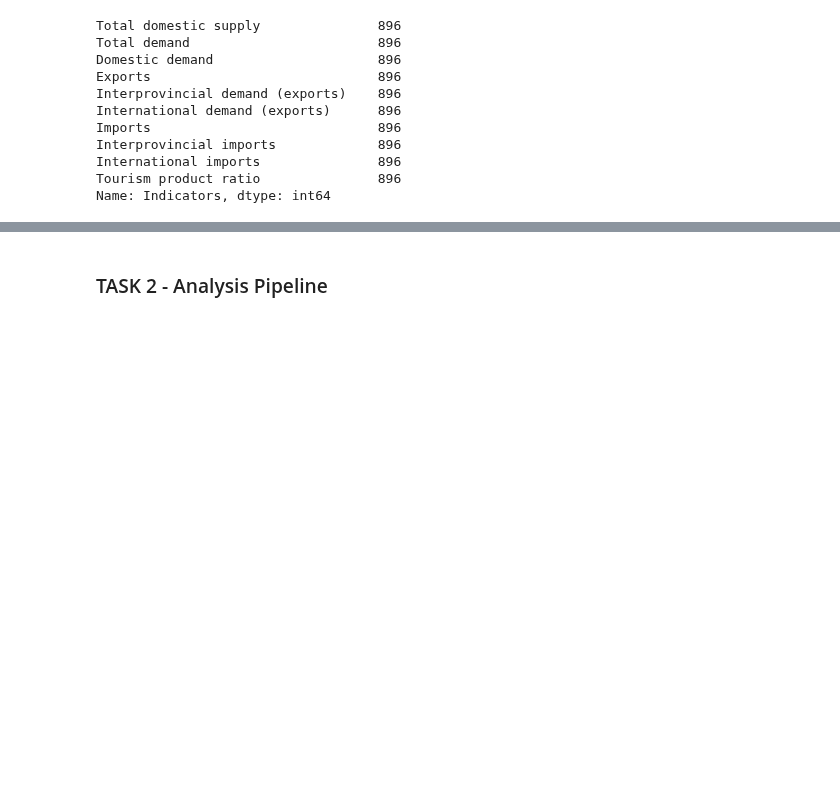
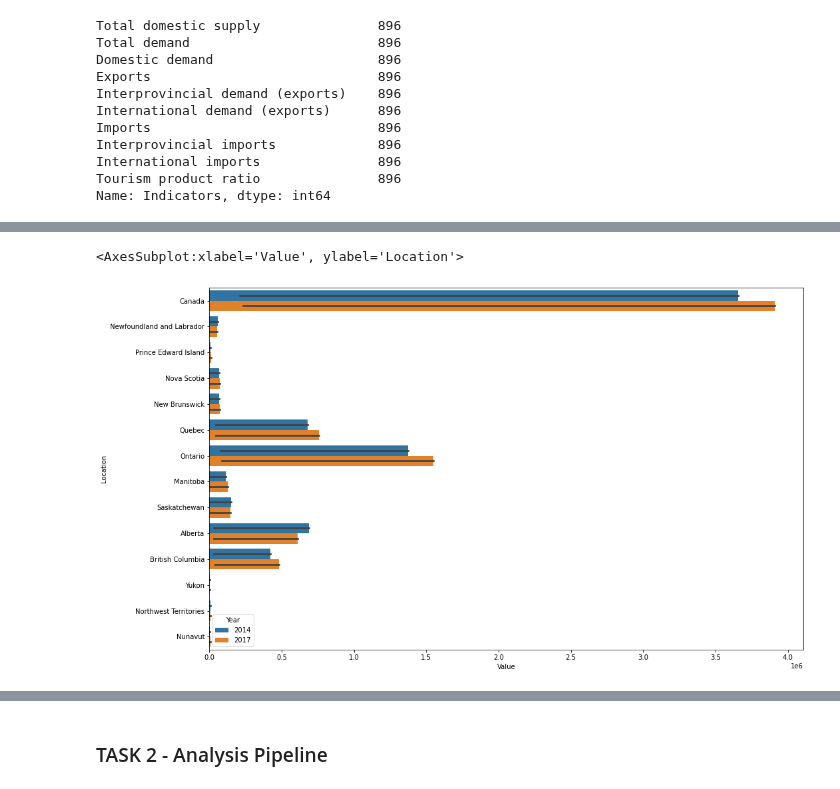
Before and after one commit to data301-2021-winter1/group05-project, a Jupyter notebook: notebooks/analysis3.ipynb, the cells around one changed output, grey strips where cells are left out. Drawn from its saved outputs; the diff is of its cells as text; code cells hidden in the pictures; blank space fills up the shorter version.

Commit message:
updating data visuals task 3

```diff
--- a/notebooks/analysis3.ipynb
+++ b/notebooks/analysis3.ipynb
@@ -135,0 +150,7 @@ Name: Indicators, dtype: int64
+# %%
+#This shows us our total tourism spending value (in millions) in all provinces comparing 2014 with 2017 to see the growth rates in comparison
+plt.figure(figsize = (16,10))
+sns.barplot(x='Value',y='Location',hue='Year',data=df2, estimator=np.max)
+# %% [output]
+<AxesSubplot:xlabel='Value', ylabel='Location'>
+[figure, added]
```
Also changed, not shown: parts of 9 cells of this notebook, 1 other file.
